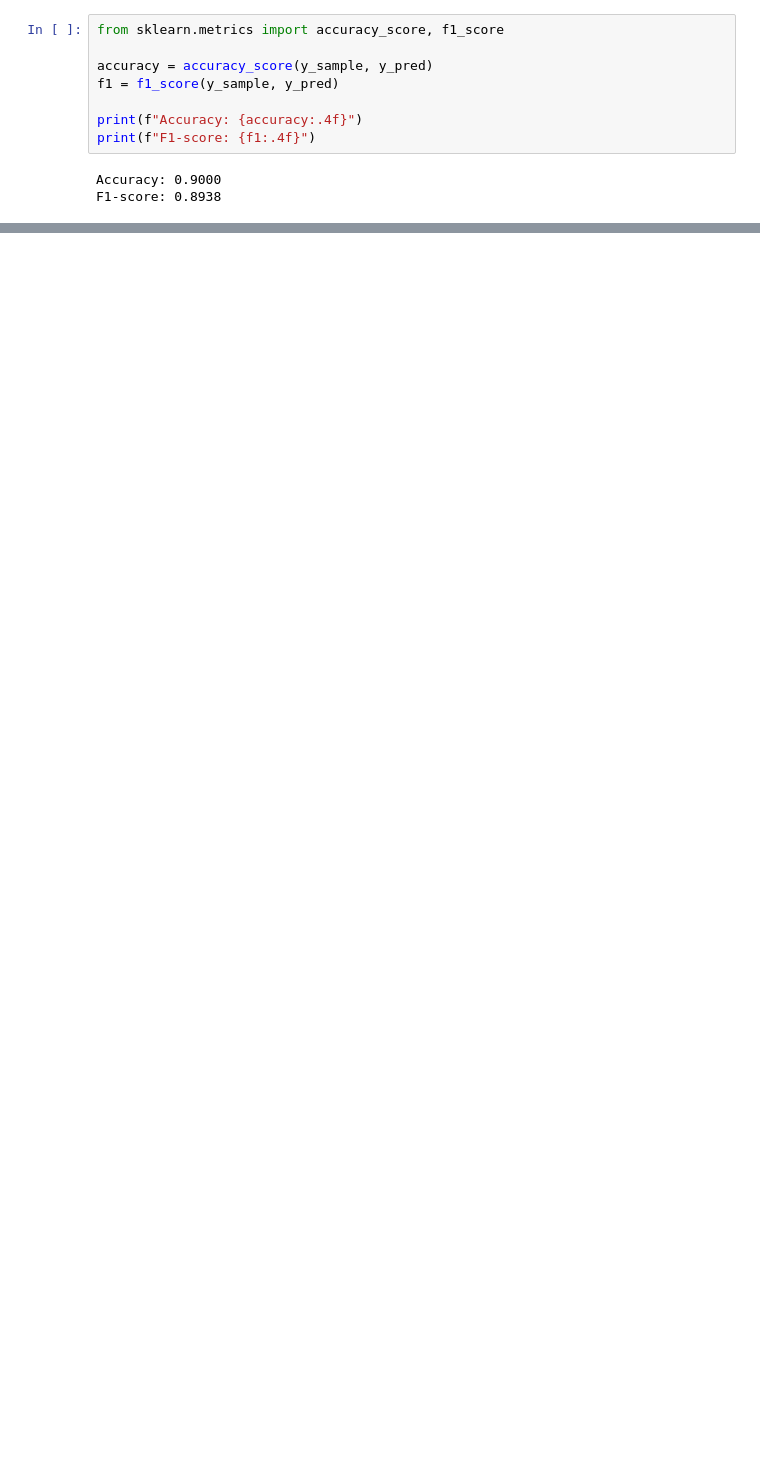
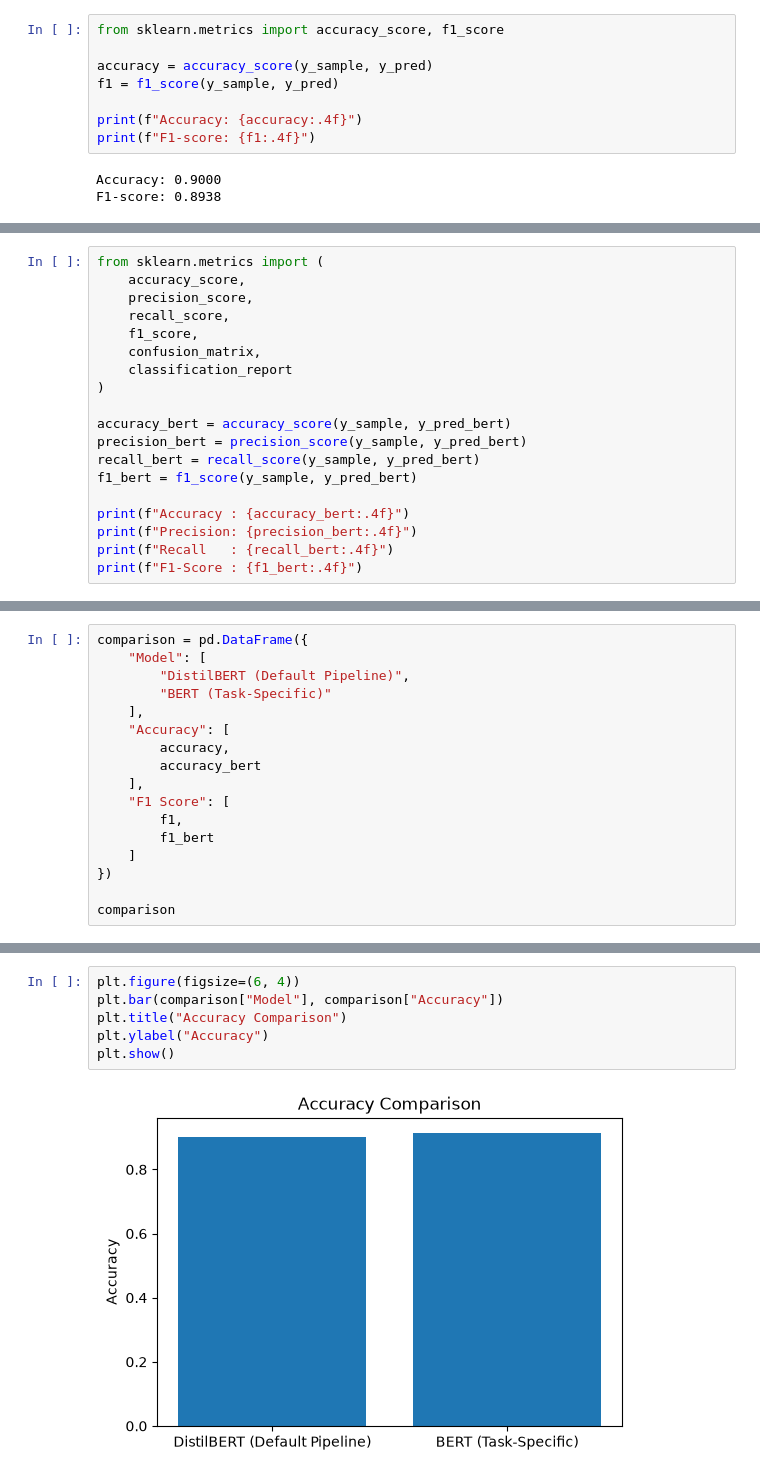
Before and after one commit to mustafagohar-sp/AI-ML-Internship, a Jupyter notebook: Week 4/sentiment_analysis.ipynb, the cells around one changed output, grey strips where cells are left out. Saved outputs shown, nothing was run; the diff lists cells and outputs as text; blank space fills up the shorter version.

Commit message:
Compare default DistilBERT pipeline with BERT sentiment model

```diff
--- a/Week 4/sentiment_analysis.ipynb
+++ b/Week 4/sentiment_analysis.ipynb
@@ -215,0 +249,19 @@ F1-score: 0.8938
+# %%
+from sklearn.metrics import (
+    accuracy_score,
+    precision_score,
+    recall_score,
+    f1_score,
+    confusion_matrix,
+    classification_report
+)
+
+accuracy_bert = accuracy_score(y_sample, y_pred_bert)
+precision_bert = precision_score(y_sample, y_pred_bert)
+recall_bert = recall_score(y_sample, y_pred_bert)
+f1_bert = f1_score(y_sample, y_pred_bert)
+
+print(f"Accuracy : {accuracy_bert:.4f}")
+print(f"Precision: {precision_bert:.4f}")
+print(f"Recall   : {recall_bert:.4f}")
+print(f"F1-Score : {f1_bert:.4f}")
@@ -215,0 +291,17 @@ F1-score: 0.8938
+# %%
+comparison = pd.DataFrame({
+    "Model": [
+        "DistilBERT (Default Pipeline)",
+        "BERT (Task-Specific)"
+    ],
+    "Accuracy": [
+        accuracy,
+        accuracy_bert
+    ],
+    "F1 Score": [
+        f1,
+        f1_bert
+    ]
+})
+
+comparison
@@ -215,0 +335,8 @@ F1-score: 0.8938
+# %%
+plt.figure(figsize=(6, 4))
+plt.bar(comparison["Model"], comparison["Accuracy"])
+plt.title("Accuracy Comparison")
+plt.ylabel("Accuracy")
+plt.show()
+# %% [output]
+[figure, added]
```
Also changed, not shown: parts of 16 cells of this notebook.
